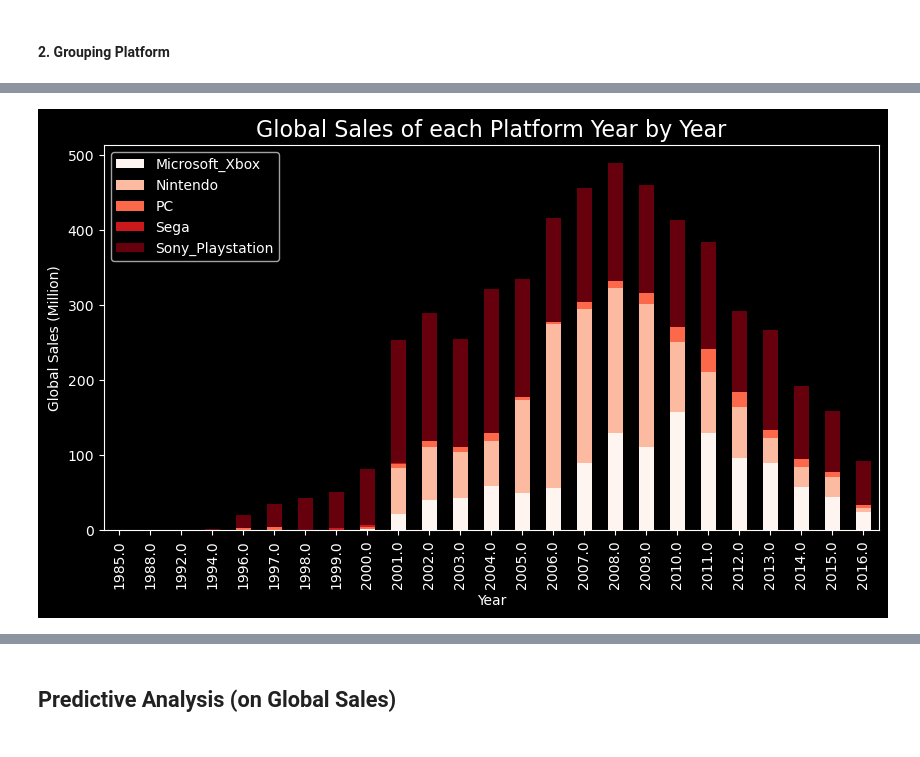
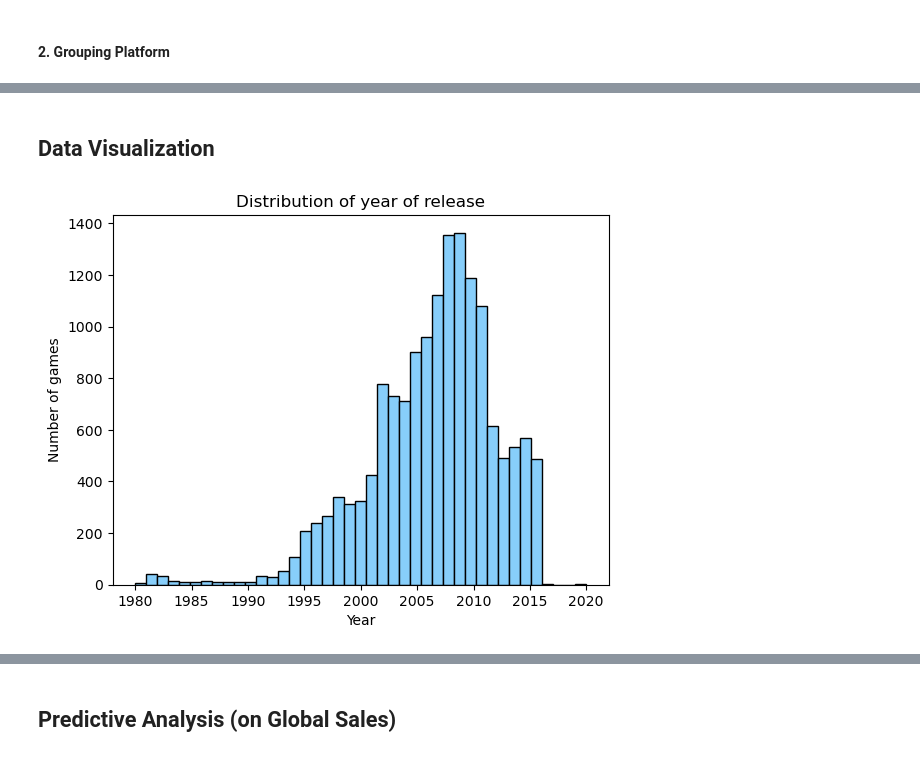
Before and after one commit to yujuen-1/Video-Games-Machine-Learning-Projects, a Jupyter notebook: video-game-sales-prediction.ipynb, the cells around one changed output, grey strips where cells are left out. Saved outputs shown, nothing was run; the diff lists cells and outputs as text; code cells hidden in the pictures.

```diff
--- a/video-game-sales-prediction.ipynb
+++ b/video-game-sales-prediction.ipynb
@@ -182,8 +251,0 @@ The goal here is to gain some intuitions of the magnitude of video game sales an
-# %%
-plt.style.use('dark_background')
-
-count = games['Year_of_Release'].value_counts().sort_index()
-percent = 100*games['Year_of_Release'].value_counts(normalize=True)
-df = pd.DataFrame({'Total Number':count, 'Percentage':percent.round(2)})
-print(df)
-count.plot(kind='bar', title="Number of Game Releases per Year");
@@ -209,7 +251,0 @@ count.plot(kind='bar', title="Number of Game Releases per Year");
-# %%
-plt.style.use('dark_background')
-count = games['Genre'].value_counts()
-percent = 100*games['Genre'].value_counts(normalize=True)
-df = pd.DataFrame({'Total Number':count, 'Percentage':percent.round(2)})
-print(df)
-count.plot(kind='bar', title="Number of Games per Genre");
@@ -231,11 +251,0 @@ Puzzle                 118        1.73
-# %%
-plt.style.use('dark_background')
-
-df = games.groupby(['Genre','Platform_General']).Global_Sales.sum()
-df.unstack().plot.bar(stacked=True, linewidth=0, figsize=(10,5), colormap= 'Reds')
-plt.title('Global Sales of Video Games per Platform in Each Genre', size=16)
-plt.ylabel('Global Sales (Million)')
-plt.xlabel('Genre')
-plt.legend(loc=9, prop={'size': 10})
-plt.autoscale()
-plt.show()
@@ -244,11 +252,13 @@ plt.show()
-# %%
-plt.style.use('dark_background')
-df = games.groupby(['Year_of_Release','Platform_General']).Global_Sales.sum()
-df.unstack().plot.bar(stacked=True, linewidth=0, figsize=(10,5), colormap= 'Reds')
-plt.title('Global Sales of each Platform Year by Year', size=16)
-plt.ylabel('Global Sales (Million)')
-plt.xlabel('Year')
-plt.legend(loc=2, prop={'size': 10})
-plt.show()
-# %% [output]
-[figure, removed]
+# %% [markdown]
+## Data Visualization
+# %%
+# Histogram plot of Year of release
+
+plt.style.use('default')
+num_years = games["Year_of_Release"].max() - games["Year_of_Release"].min() + 1
+plt.hist(games["Year_of_Release"], bins=num_years, color="lightskyblue", edgecolor="black")
+plt.title("Distribution of year of release")
+plt.xlabel("Year")
+plt.ylabel("Number of games");
+# %% [output]
+[figure, added]
```
Also changed, not shown: parts of 50 cells of this notebook.
